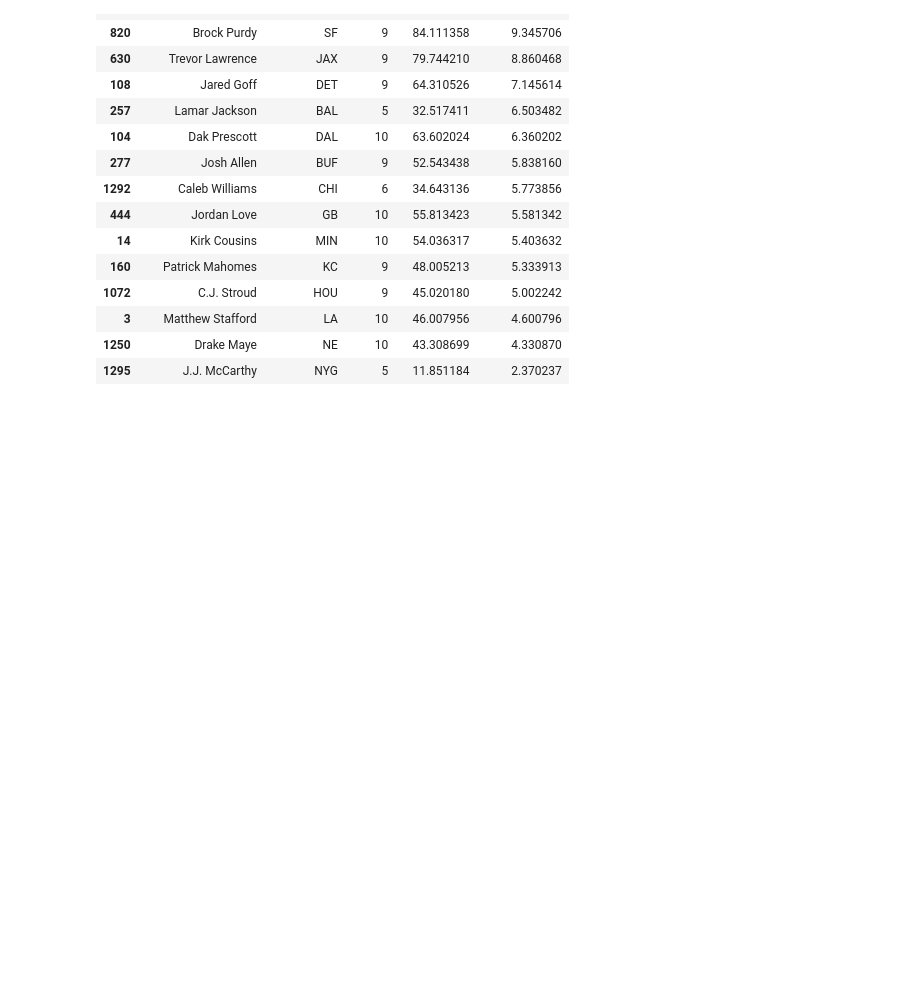
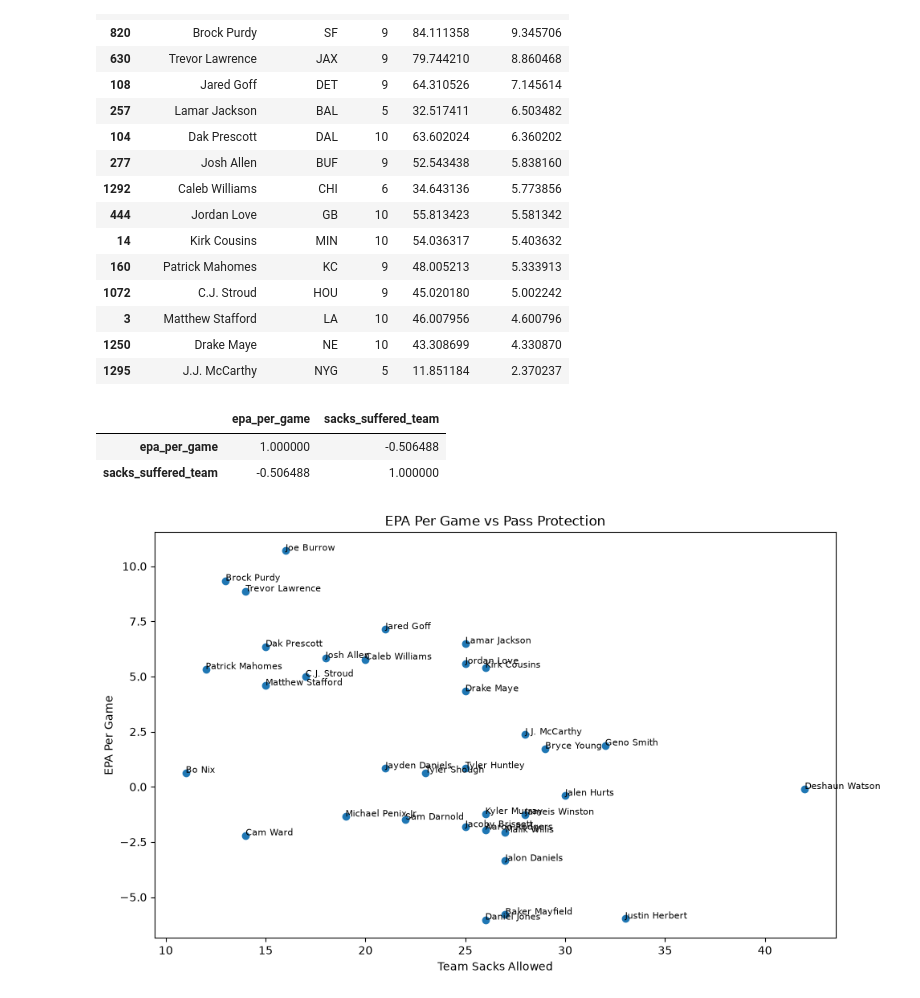
Before and after one commit to dhay2003/quarterback-impact-analysis, a Jupyter notebook: notebooks/qb_impact_analysis.ipynb, the cells around one changed output. Saved outputs shown, nothing was run; the diff lists cells and outputs as text; code cells hidden in the pictures; blank space fills up the shorter version.

```diff
--- a/notebooks/qb_impact_analysis.ipynb
+++ b/notebooks/qb_impact_analysis.ipynb
@@ -826,3 +826,55 @@ qualified_qbs[
 | 3 | Matthew Stafford | LA | 10 | 46.007956 | 4.600796 |
 | 1250 | Drake Maye | NE | 10 | 43.308699 | 4.330870 |
 | 1295 | J.J. McCarthy | NYG | 5 | 11.851184 | 2.370237 |
+# %%
+qualified_merged = merged_df[
+    merged_df["games"] >= 5
+].copy()
+
+qualified_merged["epa_per_game"] = (
+    qualified_merged["passing_epa_qb"] /
+    qualified_merged["games"]
+)
+
+qualified_merged[
+    [
+        "epa_per_game",
+        "sacks_suffered_team"
+    ]
+].corr()
+# %% [output]
+|  | epa_per_game | sacks_suffered_team |
+| epa_per_game | 1.000000 | -0.506488 |
+| sacks_suffered_team | -0.506488 | 1.000000 |
+# %%
+plt.figure(figsize=(10,6))
+
+plt.scatter(
+    qualified_merged["sacks_suffered_team"],
+    qualified_merged["epa_per_game"]
+)
+
+for _, row in qualified_merged.iterrows():
+    plt.annotate(
+        row["player_display_name"],
+        (
+            row["sacks_suffered_team"],
+            row["epa_per_game"]
+        ),
+        fontsize=8
+    )
+
+plt.xlabel("Team Sacks Allowed")
+plt.ylabel("EPA Per Game")
+plt.title("EPA Per Game vs Pass Protection")
+
+plt.tight_layout()
+
+plt.savefig(
+    "../visualizations/epa_per_game_vs_protection.png",
+    bbox_inches="tight"
+)
+
+plt.show()
+# %% [output]
+[figure, added]
```
